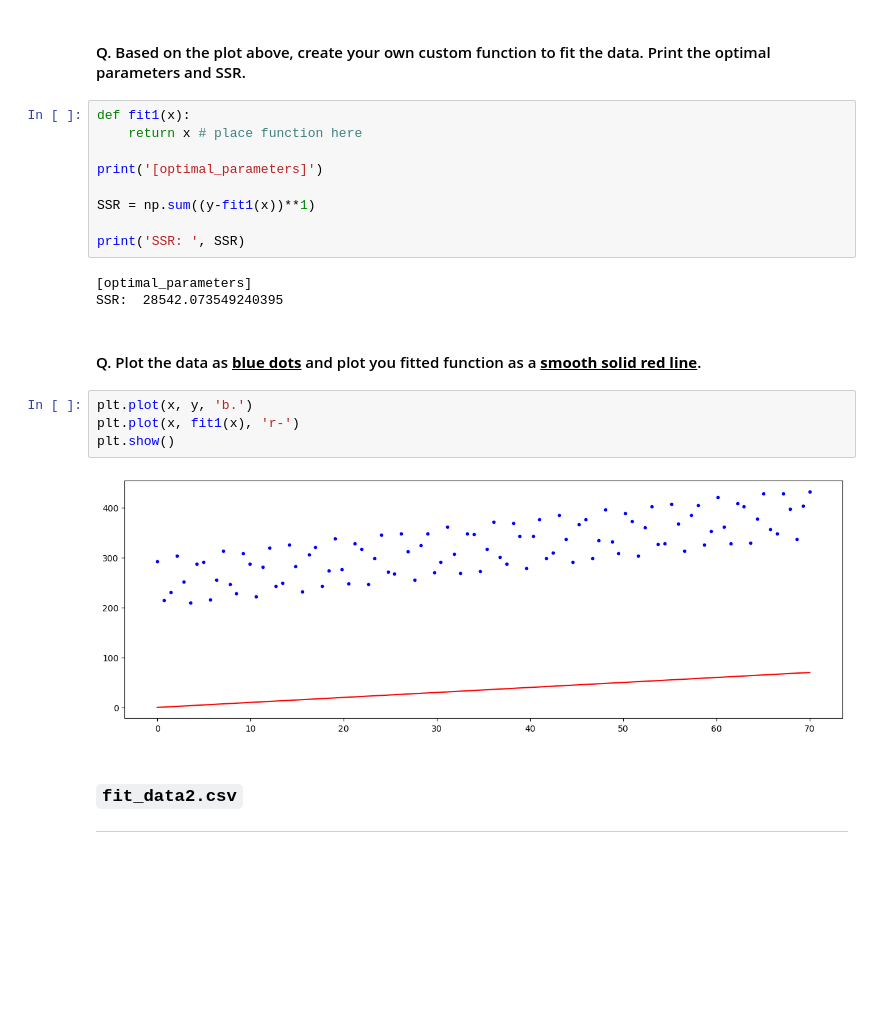
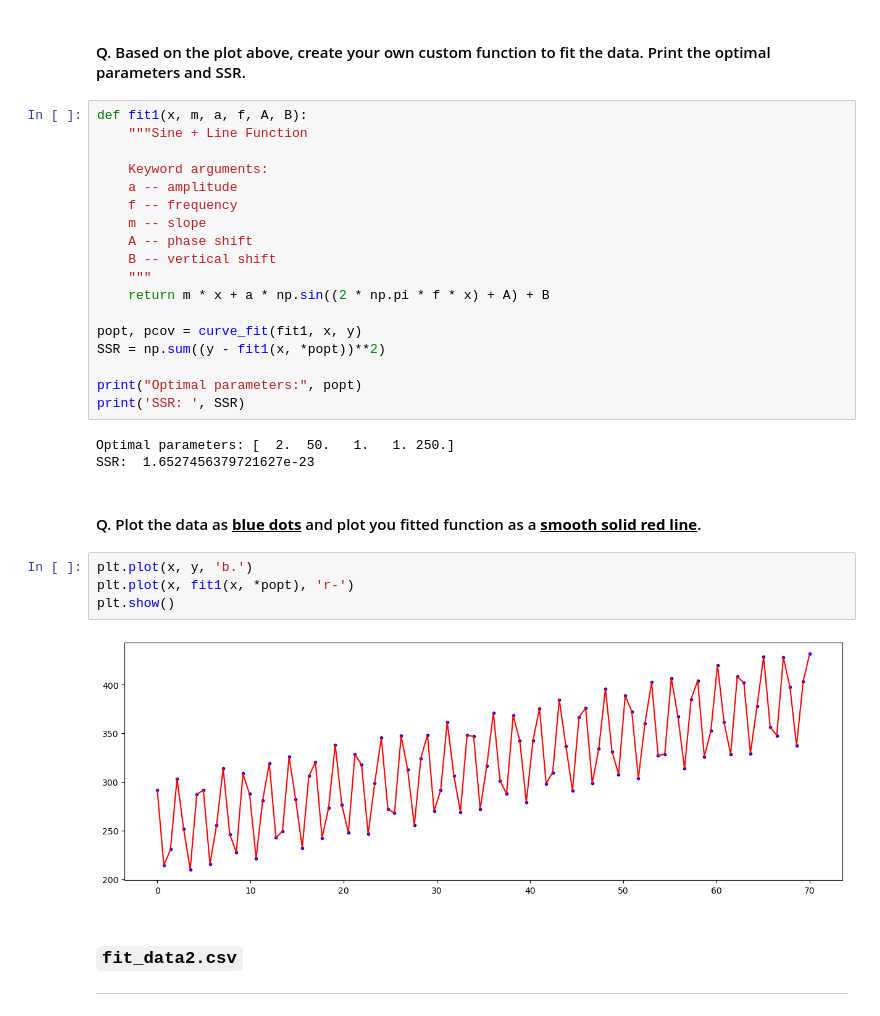
Before and after one commit to samsamotan/Quiz-1, a Jupyter notebook: Take Home Quiz 1 - Curve Fitting.ipynb, the cells around one changed output. Saved outputs shown, nothing was run; the diff lists cells and outputs as text; blank space fills up the shorter version.

```diff
--- a/Take Home Quiz 1 - Curve Fitting.ipynb
+++ b/Take Home Quiz 1 - Curve Fitting.ipynb
@@ -169,26 +169,35 @@ plt.show()
 [figure]
 # %% [markdown]
 #### Q. Based on the plot above, create your own custom function to fit the data. Print the optimal parameters and SSR.
-# %%
-def fit1(x):
-    return x # place function here
-
-print('[optimal_parameters]')
-
-SSR = np.sum((y-fit1(x))**1)
-
-print('SSR: ', SSR)
-# %% [output]
-[optimal_parameters]
-SSR:  28542.073549240395
+# %%
+def fit1(x, m, a, f, A, B):
+    """Sine + Line Function
+
+    Keyword arguments:
+    a -- amplitude
+    f -- frequency
+    m -- slope
+    A -- phase shift
+    B -- vertical shift
+    """
+    return m * x + a * np.sin((2 * np.pi * f * x) + A) + B
+
+popt, pcov = curve_fit(fit1, x, y)
+SSR = np.sum((y - fit1(x, *popt))**2)
+
+print("Optimal parameters:", popt)
+print('SSR: ', SSR)
+# %% [output]
+Optimal parameters: [  2.  50.   1.   1. 250.]
+SSR:  1.6527456379721627e-23
 # %% [markdown]
 #### Q. Plot the data as <u><b>blue dots</u></b> and plot you fitted function as a <b><u>smooth solid red line</u></b>.
 # %%
 plt.plot(x, y, 'b.')
-plt.plot(x, fit1(x), 'r-')
+plt.plot(x, fit1(x, *popt), 'r-')
 plt.show()
 # %% [output]
-[figure, old version]
+[figure, new version]
 # %% [markdown]
 ### `fit_data2.csv`
 
```
